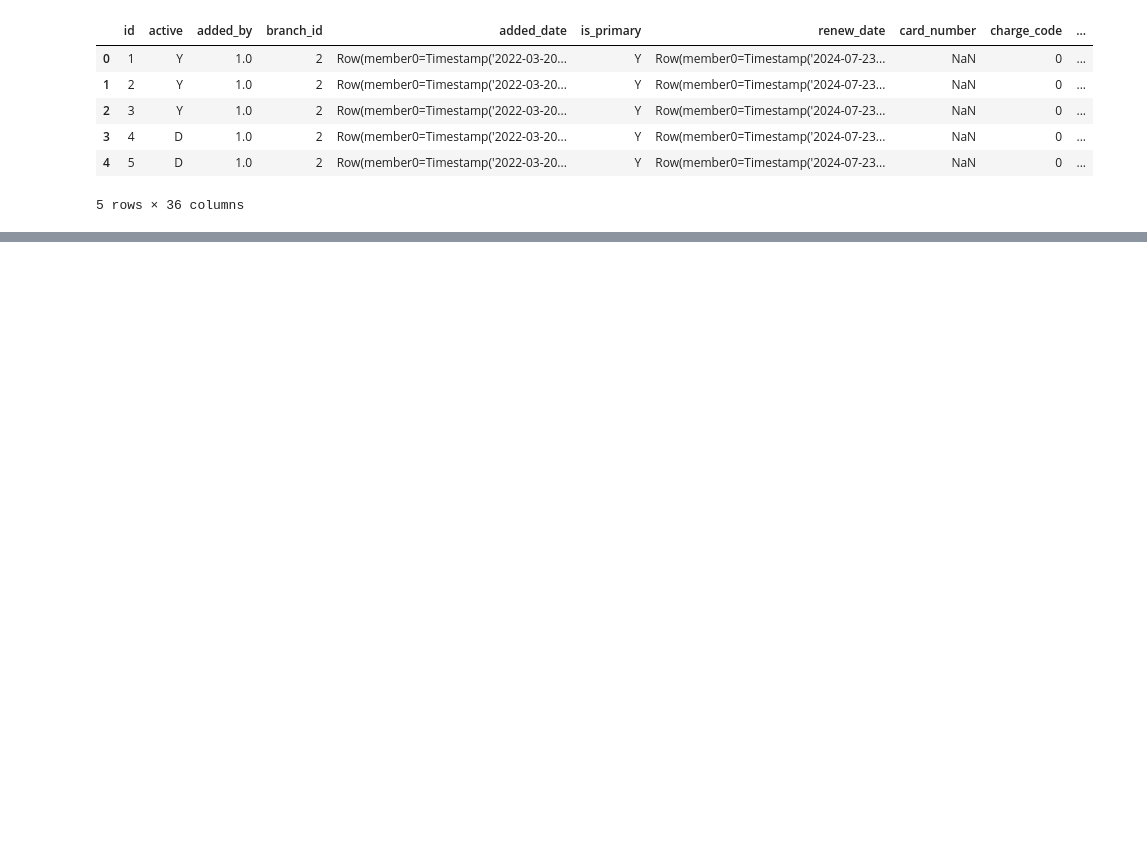
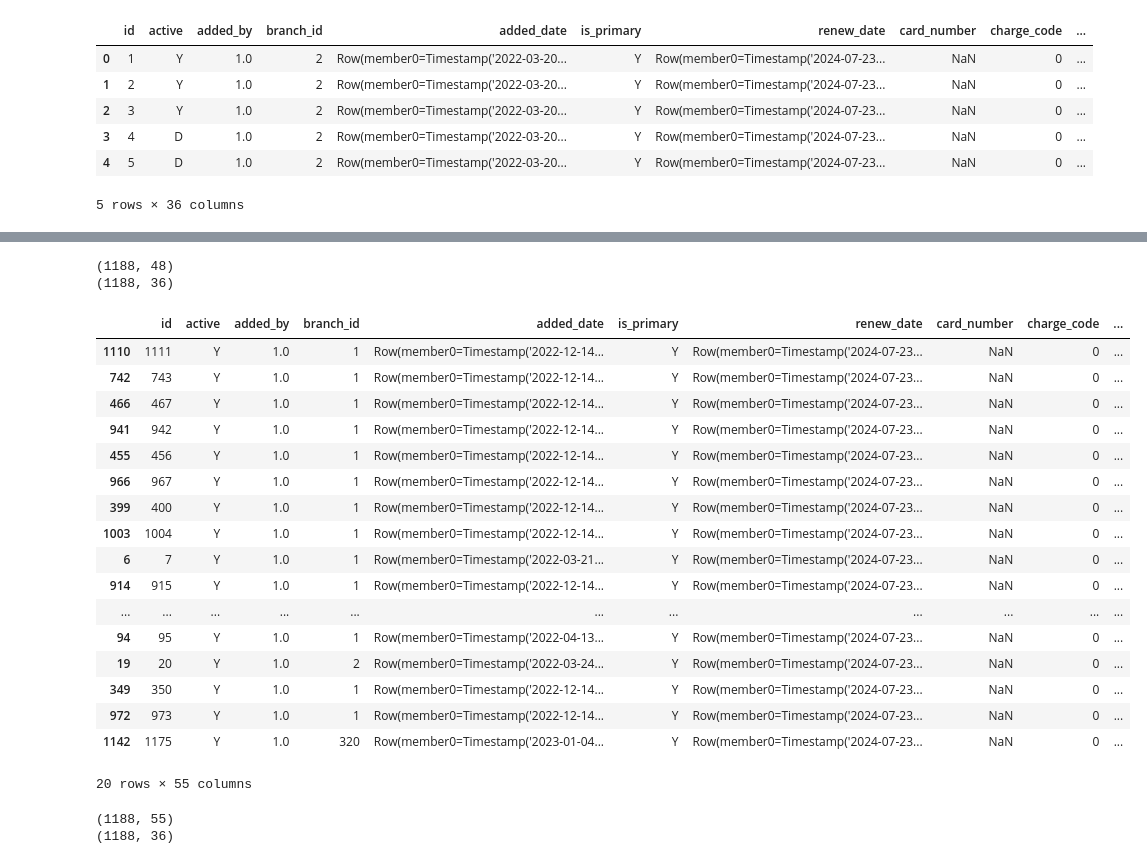
Before and after one commit to dlytica-gcp/masked_original, a Jupyter notebook: mobile_banking/bank_account/bank_account.ipynb, the cells around one changed output, grey strips where cells are left out. Cells and saved outputs as stored; diff of their text form; code cells hidden in the pictures; blank space fills up the shorter version.

```diff
--- a/mobile_banking/bank_account/bank_account.ipynb
+++ b/mobile_banking/bank_account/bank_account.ipynb
@@ -12,0 +17,3 @@ df_bank_acc.head()
+# %%
+df_cif_mask=pd.read_csv(r"..\..\crmuser\account\cif_masked.csv")
+df_cif_mask.head()
@@ -12,0 +27,3 @@ df_bank_acc.head()
+# %%
+df_acidfor_mask=pd.read_csv(r"..\..\tbaadm\general_acct_mast_table\acid_foracid_masked.csv")
+df_acidfor_mask.head()
@@ -12,0 +37,4 @@ df_bank_acc.head()
+# %%
+result = pd.merge(left=df_bankxp_bank_acc, right=df_cif_mask,how='left',left_on='account_owner_cbs_id',right_on='orgkey',suffixes=('_p', '_a'))
+
+result
@@ -12,0 +55,37 @@ df_bank_acc.head()
+# %%
+df_acidfor_mask = df_acidfor_mask.drop_duplicates(subset='cif_id')
+# %%
+print(result.shape)
+print(df_bankxp_bank_acc.shape)
+# %% [output]
+(1188, 48)
+(1188, 36)
+# %%
+dresult = pd.merge(result,df_acidfor_mask,how='left',on='cif_id',suffixes=('_p', '_a'))
+
+dresult.sample(20)
+# %% [output]
+|  | id | active | added_by | branch_id | added_date | is_primary | renew_date | card_number | charge_code | ... |
+| 1110 | 1111 | Y | 1.0 | 1 | Row(member0=Timestamp('2022-12-14... | Y | Row(member0=Timestamp('2024-07-23... | NaN | 0 | ... |
+| 742 | 743 | Y | 1.0 | 1 | Row(member0=Timestamp('2022-12-14... | Y | Row(member0=Timestamp('2024-07-23... | NaN | 0 | ... |
+| 466 | 467 | Y | 1.0 | 1 | Row(member0=Timestamp('2022-12-14... | Y | Row(member0=Timestamp('2024-07-23... | NaN | 0 | ... |
+| 941 | 942 | Y | 1.0 | 1 | Row(member0=Timestamp('2022-12-14... | Y | Row(member0=Timestamp('2024-07-23... | NaN | 0 | ... |
+| 455 | 456 | Y | 1.0 | 1 | Row(member0=Timestamp('2022-12-14... | Y | Row(member0=Timestamp('2024-07-23... | NaN | 0 | ... |
+| 966 | 967 | Y | 1.0 | 1 | Row(member0=Timestamp('2022-12-14... | Y | Row(member0=Timestamp('2024-07-23... | NaN | 0 | ... |
+| 399 | 400 | Y | 1.0 | 1 | Row(member0=Timestamp('2022-12-14... | Y | Row(member0=Timestamp('2024-07-23... | NaN | 0 | ... |
+| 1003 | 1004 | Y | 1.0 | 1 | Row(member0=Timestamp('2022-12-14... | Y | Row(member0=Timestamp('2024-07-23... | NaN | 0 | ... |
+| 6 | 7 | Y | 1.0 | 1 | Row(member0=Timestamp('2022-03-21... | Y | Row(member0=Timestamp('2024-07-23... | NaN | 0 | ... |
+| 914 | 915 | Y | 1.0 | 1 | Row(member0=Timestamp('2022-12-14... | Y | Row(member0=Timestamp('2024-07-23... | NaN | 0 | ... |
+| ... | ... | ... | ... | ... | ... | ... | ... | ... | ... | ... |
+| 94 | 95 | Y | 1.0 | 1 | Row(member0=Timestamp('2022-04-13... | Y | Row(member0=Timestamp('2024-07-23... | NaN | 0 | ... |
+| 19 | 20 | Y | 1.0 | 2 | Row(member0=Timestamp('2022-03-24... | Y | Row(member0=Timestamp('2024-07-23... | NaN | 0 | ... |
+| 349 | 350 | Y | 1.0 | 1 | Row(member0=Timestamp('2022-12-14... | Y | Row(member0=Timestamp('2024-07-23... | NaN | 0 | ... |
+| 972 | 973 | Y | 1.0 | 1 | Row(member0=Timestamp('2022-12-14... | Y | Row(member0=Timestamp('2024-07-23... | NaN | 0 | ... |
+| 1142 | 1175 | Y | 1.0 | 320 | Row(member0=Timestamp('2023-01-04... | Y | Row(member0=Timestamp('2024-07-23... | NaN | 0 | ... |
+20 rows × 55 columns
+# %%
+print(dresult.shape)
+print(df_bankxp_bank_acc.shape)
+# %% [output]
+(1188, 55)
+(1188, 36)
```
Also changed, not shown: parts of 10 cells of this notebook, 11 other files.
